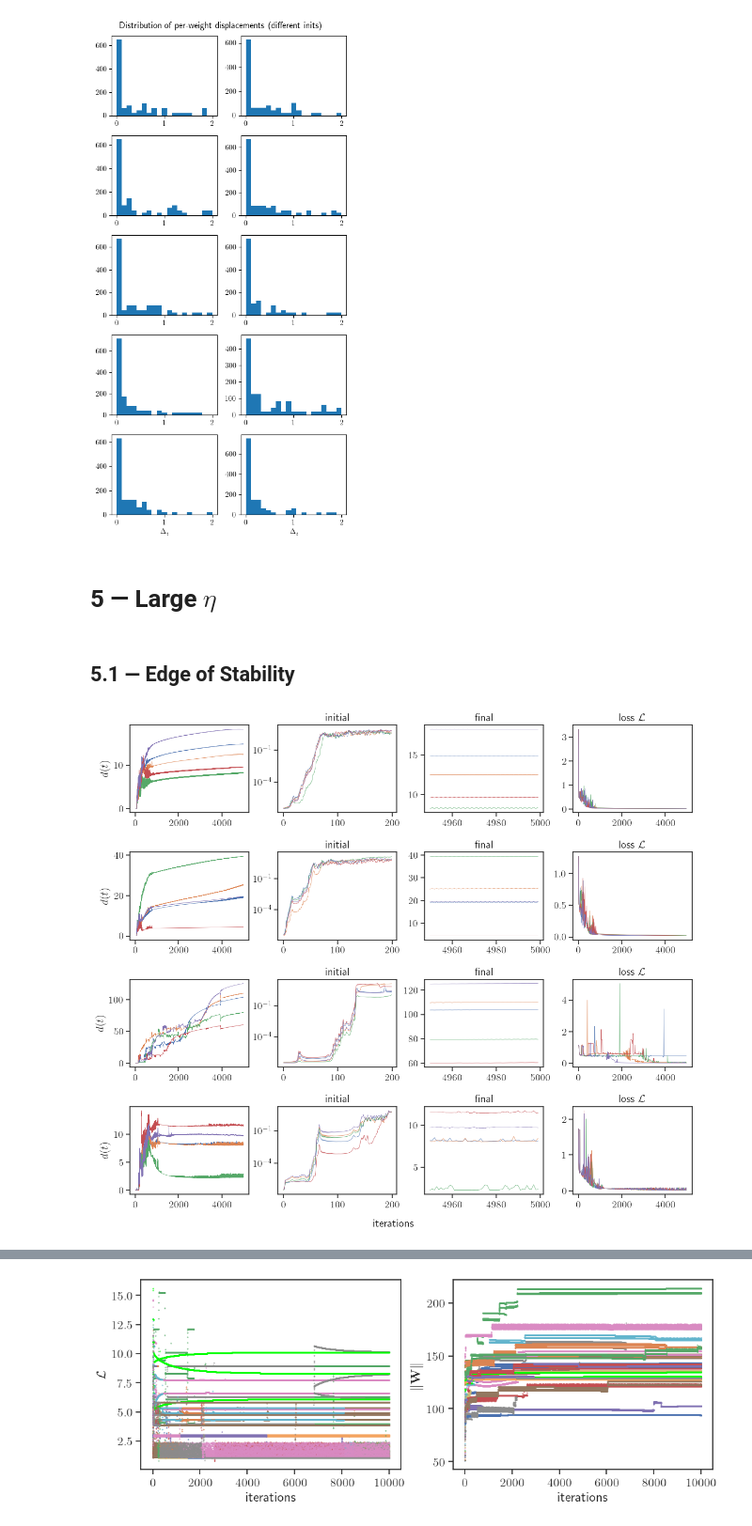
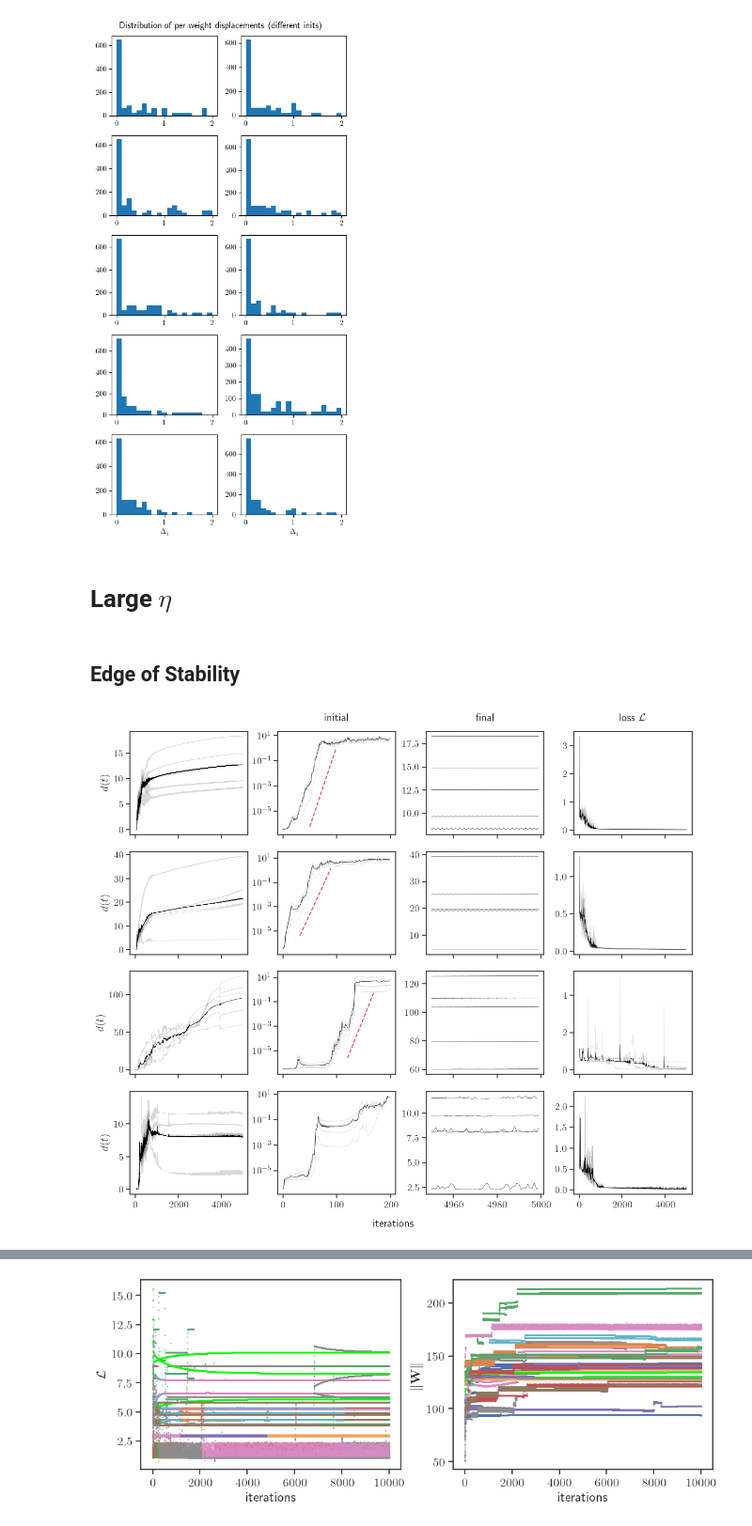
Before and after one commit to GitKalo/ann_dynamics, a Jupyter notebook: report_figures.ipynb, the cells around one changed output, grey strips where cells are left out. Shown at 94% size. Drawn from its saved outputs; the diff is of its cells as text; code cells hidden in the pictures.

```diff
--- a/report_figures.ipynb
+++ b/report_figures.ipynb
@@ -73,7 +73,7 @@ for i_init in range(n_init)[:3] :
 
     ax[i_init].set_xlabel('iterations')
 ax[0].set_ylabel('$d(t)$')
-ax_ls.set_ylabel("$\mathcal{L}$")
+ax_ls.set_ylabel("$\mathcal{L}$", color='darkblue')
 
 plt.savefig('../report/figures/example.pdf')
 # %% [output]
@@ -120,7 +120,7 @@ for i, i_eps in enumerate(eps_indices) :
     ax_ls.plot(np.arange(0, dists.shape[-1], period), losses[i].T, color='darkblue', ls='--', alpha=0.1)
     ax_ls.tick_params(colors='darkblue', which='both')
 axs[0].set_ylabel('$d(t)$')
-ax_ls.set_ylabel("$\mathcal{L}$")
+ax_ls.set_ylabel("$\mathcal{L}$", color='darkblue')
 
 plt.savefig('../report/figures/epsilon_difference.pdf')
 # %% [output]
@@ -362,6 +362,8 @@ plt.savefig('../report/figures/weight_delta_dist.pdf')
 # %% [output]
 [figure]
 # %%
+from mpl_toolkits.axes_grid1 import make_axes_locatable
+
 # Weight "feature importance"
 with h5py.File('results/epsilon_full.h5', 'r') as f :
     weights_ds = f['weights']
@@ -388,9 +390,13 @@ for i in range(input_shape[0]) :
         l = model.loss(y_train, model(x_train)).numpy()
         l_change[i,j] = l / l_baseline       # Relative to magnitude of baseline loss
 
-plt.imshow(l_change)
-plt.title(f"Loss after disabling weights \n(relative to baseline loss)")
-plt.colorbar(label="$\mathcal{L}_w/\mathcal{L}$")
+im = plt.imshow(l_change)
+ax = plt.gca()
+ax.set_title(f"Loss after disabling weights \n(relative to baseline loss)", pad=15)
+
+divider = make_axes_locatable(ax)
+cax = divider.append_axes('right', size='5%', pad=0.1)
+plt.colorbar(im, cax=cax, label="$\mathcal{L}_w/\mathcal{L}$")
 l_baseline
 
 plt.savefig('../report/figures/weight_loss.pdf')
@@ -434,46 +440,79 @@ with h5py.File('results/epsilon_full.h5', 'r') as f :
 1e-08
 [figure]
 # %% [markdown]
-# 5 — Large $\eta$
+# Large $\eta$
 # %% [markdown]
-## 5.1 — Edge of Stability
+## Edge of Stability
 # %%
-with open('../src/results/eos_perts.pkl', 'rb') as f :
+with open('./results/eos_perts.pkl', 'rb') as f :
     ws_chaotic_1 = pickle.load(f)
-with open('../src/results/eos_perts_loss.pkl', 'rb') as f :
+with open('./results/eos_perts_loss.pkl', 'rb') as f :
     ls_chaotic_1 = pickle.load(f)
 
 dists = np.squeeze(iris_train.get_dists_dataset_frommat(ws_chaotic_1[None, 1::2]))
 ls_chaotic_1 = ls_chaotic_1[1::2]
 
 # n_init = ws_chaotic_1.shape[0]
 n_init = 4
 
-fig, axs = plt.subplots(n_init, 4, figsize=(12,n_init*2.5), layout='constrained')
+fit_windows = [
+    (20, 70),
+    (2, 60),
+    (90, 140),
+    None
+]
+
+fig, axs = plt.subplots(n_init, 4, figsize=(12,n_init*2.5), layout='constrained', sharex='col')
 fig.set_constrained_layout_pads(hspace=0.1)
 
 for i_init in range(n_init) :
     ax_row = axs[i_init]
-    ax_row[0].plot(dists[i_init].T, lw=0.5)
+    ax_row[0].plot(dists[i_init].T, lw=0.5, color='black', alpha=0.15)
+    ax_row[0].plot(np.mean(dists[i_init], axis=0).T, lw=0.5, color='black')
     ax_row[0].set_ylabel("$d(t)$")
 
-    ax_row[1].set_title("initial")
+    # ax_row[1].set_title("initial")
     rang = (0, 200)
-    ax_row[1].plot(range(*rang), dists[i_init, :, rang[0]:rang[1]].T, lw=0.5)
+    d = dists[i_init, :, rang[0]:rang[1]]
+    ax_row[1].plot(range(*rang), d.T, lw=0.5, color='black', alpha=0.15)
+    ax_row[1].plot(range(*rang), np.mean(d, axis=0).T, lw=0.5, color='black')
     ax_row[1].set_yscale('log')
 
-    ax_row[2].set_title("final")
+    fit_window = fit_windows[i_init]
+    if fit_window is not None :
+        y = np.log(np.mean(d, axis=0))[fit_window[0]:fit_window[1]]
+        x = np.arange(*fit_window)
+        a, ssr, *_ = np.polyfit(x, y, deg=1, full=True)
+        # sst = np.sum((y - np.mean(y))**2)
+        ax_row[1].plot(x + 30, np.exp(a[0]*x + a[1]), ls='--', color='#de4968')
+
+    # ax_row[2].set_title("final")
     n_fin = 50
-    ax_row[2].plot(range(dists.shape[2]-n_fin, dists.shape[2]), dists[i_init, :, -n_fin:].T, lw=0.5)
+    ax_row[2].plot(range(dists.shape[2]-n_fin, dists.shape[2]), dists[i_init, :, -n_fin:].T, lw=0.5, color='black', alpha=0.8)
+    # breakplot = BreakableAxesSubplot(
+    #     fig,
+    #     axs.shape,
+    #     # y_limits=y_limits,
+    #     y_breaks=(10, 15),
+    #     y_proportion=(3, 1),
+    # )
+    # breakplot.plot(range(dists.shape[2]-n_fin, dists.shape[2]), dists[i_init, :, -n_fin:].T, lw=0.5)
 
-    ax_row[3].plot(np.arange(0,5000,10), ls_chaotic_1[i_init].T, lw=0.5)
+    # ax_row[3].plot(np.arange(0,5000,10), ls_chaotic_1[i_init].T, lw=0.5)
+    ax_row[3].plot(np.arange(0,5000,10), ls_chaotic_1[i_init].T, lw=0.5, color='black', alpha=0.15)
+    ax_row[3].plot(np.arange(0,5000,10), np.mean(ls_chaotic_1[i_init], axis=0).T, lw=0.5, color='black')
     # ax_row[3].plot(ls_chaotic_1[i_init, :, 50:150].T, lw=0.5)
-    ax_row[3].set_title("loss $\mathcal{L}$")
+    # ax_row[3].set_title("loss $\mathcal{L}$")
+    # ax_row[3].set_xscale('log')
+
+axs[0][1].set_title("initial", pad=15)
+axs[0][2].set_title("final", pad=15)
+axs[0][3].set_title("loss $\mathcal{L}$", pad=15)
 
 fig.text(0.5, -0.03, 'iterations', ha='center')
-plt.savefig('../report/figures/eos.pdf', bbox_inches='tight')
+plt.savefig('../report/figures/eos.png', dpi=160, bbox_inches='tight')
 # %% [output]
-[figure, old version]
+[figure, new version]
 # %%
 # with open('../src/results/eos_perts.pkl', 'rb') as f :
 #     ws_chaotic_1 = pickle.load(f)
```
Also changed, not shown: parts of 31 cells of this notebook, 1 other file.
